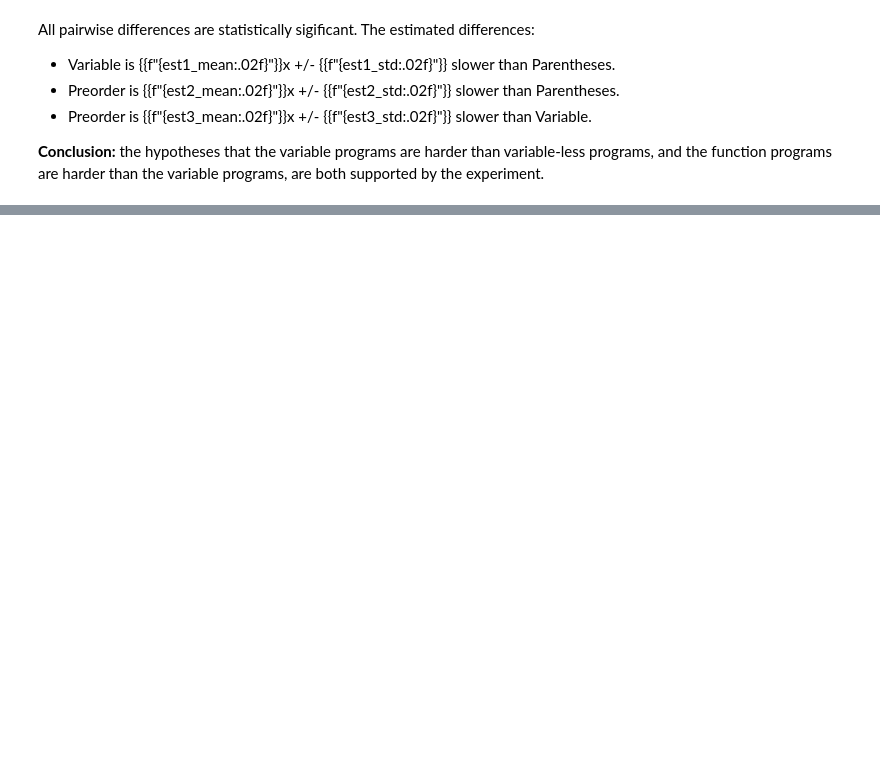
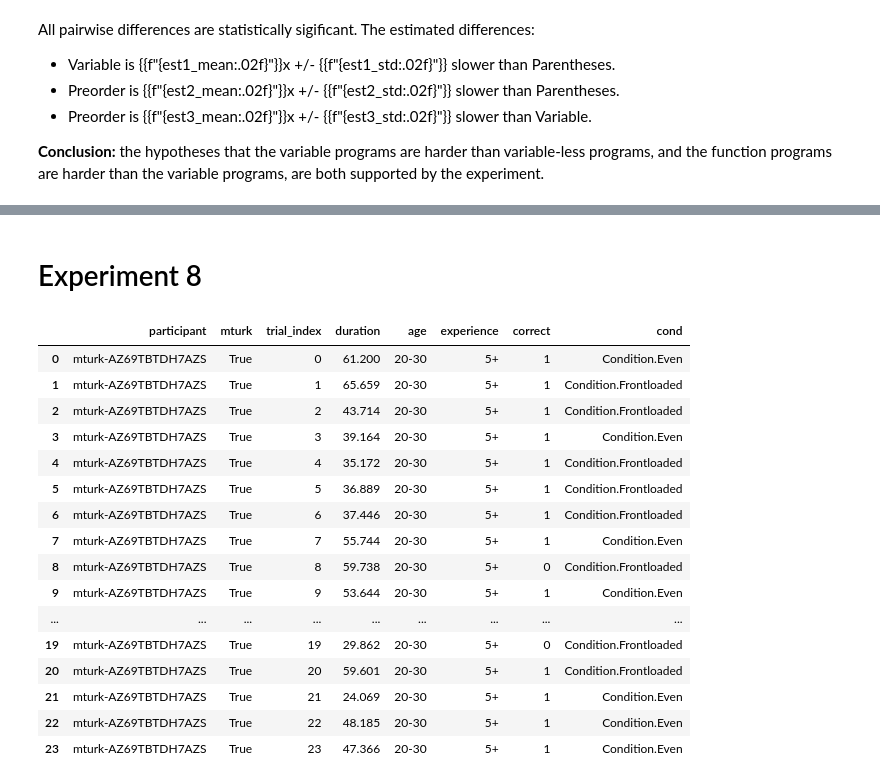
Before and after one commit to willcrichton/psypl-experiments, a Jupyter notebook: experiments/memory_program_tracing_v3.ipynb, the cells around one changed output, grey strips where cells are left out. Cells and saved outputs as stored; diff of their text form; code cells hidden in the pictures; blank space fills up the shorter version.

Commit message:
More experiments

```diff
--- a/experiments/memory_program_tracing_v3.ipynb
+++ b/experiments/memory_program_tracing_v3.ipynb
@@ -434,0 +395,28 @@ All pairwise differences are statistically sigificant. The estimated differences
+# %% [markdown]
+# Experiment 8
+# %%
+exp8 = VariableCountExperiment()
+exp8_results = exp8.get_mongo_results(experiments_db)
+#exp7_results = pd.concat([exp7.get_mongo_results(experiments_db), pcache.get('exp6_pilot')])
+#exp7_results = exp7_results[exp7_results.participant != 'mturk-A182FTWJLWJP1E']
+#exp7_order = list(map(str, exp7.Condition))
+# %%
+exp8_results
+# %% [output]
+|  | participant | mturk | trial_index | duration | age | experience | correct | cond |
+| 0 | mturk-AZ69TBTDH7AZS | True | 0 | 61.200 | 20-30 | 5+ | 1 | Condition.Even |
+| 1 | mturk-AZ69TBTDH7AZS | True | 1 | 65.659 | 20-30 | 5+ | 1 | Condition.Frontloaded |
+| 2 | mturk-AZ69TBTDH7AZS | True | 2 | 43.714 | 20-30 | 5+ | 1 | Condition.Frontloaded |
+| 3 | mturk-AZ69TBTDH7AZS | True | 3 | 39.164 | 20-30 | 5+ | 1 | Condition.Even |
+| 4 | mturk-AZ69TBTDH7AZS | True | 4 | 35.172 | 20-30 | 5+ | 1 | Condition.Frontloaded |
+| 5 | mturk-AZ69TBTDH7AZS | True | 5 | 36.889 | 20-30 | 5+ | 1 | Condition.Frontloaded |
+| 6 | mturk-AZ69TBTDH7AZS | True | 6 | 37.446 | 20-30 | 5+ | 1 | Condition.Frontloaded |
+| 7 | mturk-AZ69TBTDH7AZS | True | 7 | 55.744 | 20-30 | 5+ | 1 | Condition.Even |
+| 8 | mturk-AZ69TBTDH7AZS | True | 8 | 59.738 | 20-30 | 5+ | 0 | Condition.Frontloaded |
+| 9 | mturk-AZ69TBTDH7AZS | True | 9 | 53.644 | 20-30 | 5+ | 1 | Condition.Even |
+| ... | ... | ... | ... | ... | ... | ... | ... | ... |
+| 19 | mturk-AZ69TBTDH7AZS | True | 19 | 29.862 | 20-30 | 5+ | 0 | Condition.Frontloaded |
+| 20 | mturk-AZ69TBTDH7AZS | True | 20 | 59.601 | 20-30 | 5+ | 1 | Condition.Frontloaded |
+| 21 | mturk-AZ69TBTDH7AZS | True | 21 | 24.069 | 20-30 | 5+ | 1 | Condition.Even |
+| 22 | mturk-AZ69TBTDH7AZS | True | 22 | 48.185 | 20-30 | 5+ | 1 | Condition.Even |
+| 23 | mturk-AZ69TBTDH7AZS | True | 23 | 47.366 | 20-30 | 5+ | 1 | Condition.Even |
```
Also changed, not shown: parts of 29 cells of this notebook, 21 other files.
